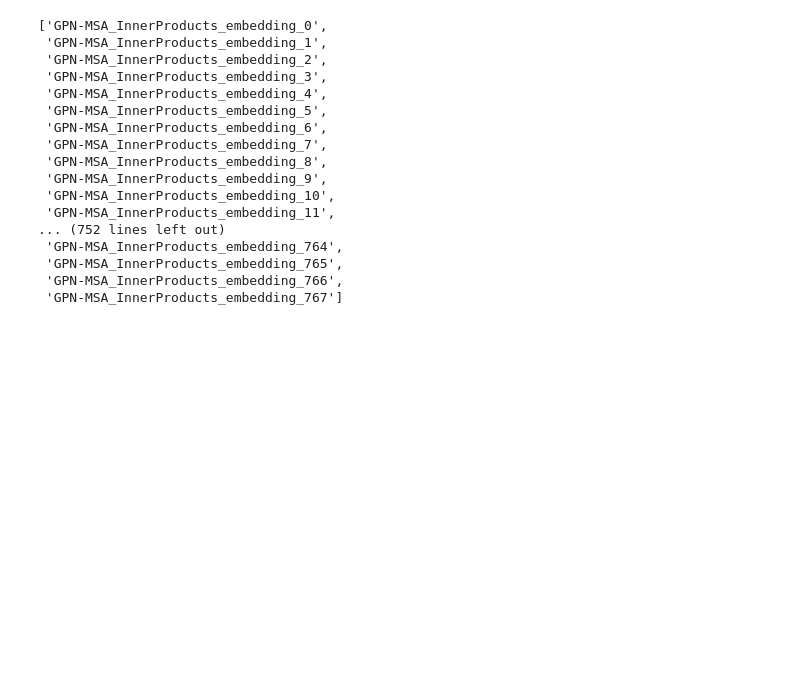
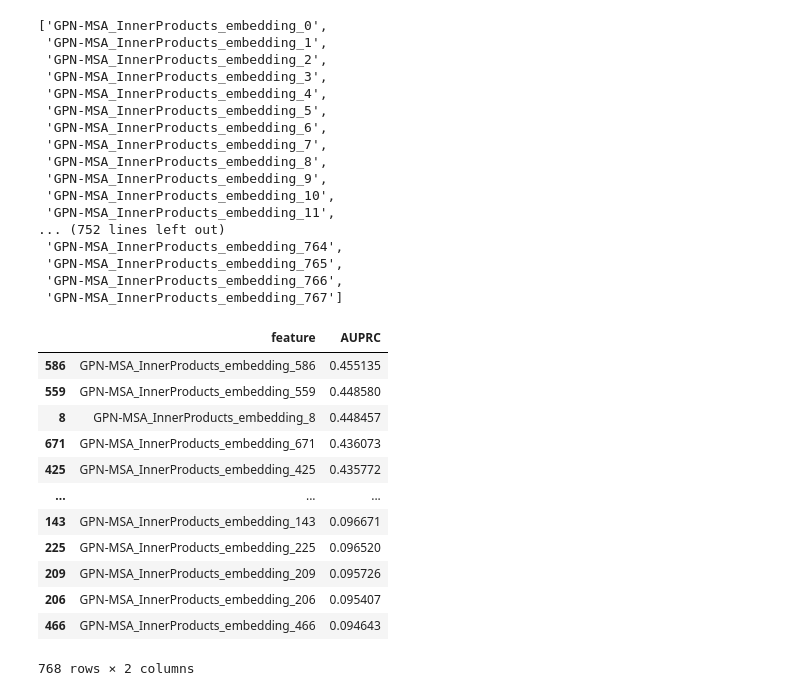
Before and after one commit to minjaf/TraitGym, a Jupyter notebook: workflow/notebooks/feature_selection.ipynb, the cells around one changed output. Cells and saved outputs as stored; diff of their text form; code cells hidden in the pictures; blank space fills up the shorter version.

```diff
--- a/workflow/notebooks/feature_selection.ipynb
+++ b/workflow/notebooks/feature_selection.ipynb
@@ -52,7 +53,7 @@ features_paths = [
 ]
 features = []
 for features_path in features_paths:
-    df = pd.read_parquet(f"../../results/dataset/gwas_gokcen_{dataset}_cre_matched_9/features/{features_path}.parquet")
+    df = pd.read_parquet(f"../../results/dataset/gwas_gokcen_{dataset}_matched_9_nonexonic/features/{features_path}.parquet")
     df = df.fillna(df.mean())
     df.columns = [f"{features_path}_{col}" for col in df.columns]
     features += df.columns.tolist()
@@ -76,3 +77,23 @@ features
  'GPN-MSA_InnerProducts_embedding_765',
  'GPN-MSA_InnerProducts_embedding_766',
  'GPN-MSA_InnerProducts_embedding_767']
+# %%
+res1 = []
+for f in tqdm(features):
+    res1.append([f, max(average_precision_score(V.label, V[f]), average_precision_score(V.label, -V[f]))])
+res1 = pd.DataFrame(res1, columns=["feature", "AUPRC"]).sort_values("AUPRC", ascending=False)
+res1
+# %% [output]
+|  | feature | AUPRC |
+| 586 | GPN-MSA_InnerProducts_embedding_586 | 0.455135 |
+| 559 | GPN-MSA_InnerProducts_embedding_559 | 0.448580 |
+| 8 | GPN-MSA_InnerProducts_embedding_8 | 0.448457 |
+| 671 | GPN-MSA_InnerProducts_embedding_671 | 0.436073 |
+| 425 | GPN-MSA_InnerProducts_embedding_425 | 0.435772 |
+| ... | ... | ... |
+| 143 | GPN-MSA_InnerProducts_embedding_143 | 0.096671 |
+| 225 | GPN-MSA_InnerProducts_embedding_225 | 0.096520 |
+| 209 | GPN-MSA_InnerProducts_embedding_209 | 0.095726 |
+| 206 | GPN-MSA_InnerProducts_embedding_206 | 0.095407 |
+| 466 | GPN-MSA_InnerProducts_embedding_466 | 0.094643 |
+768 rows × 2 columns
```
Also changed, not shown: parts of 26 cells of this notebook, 5 other files.
